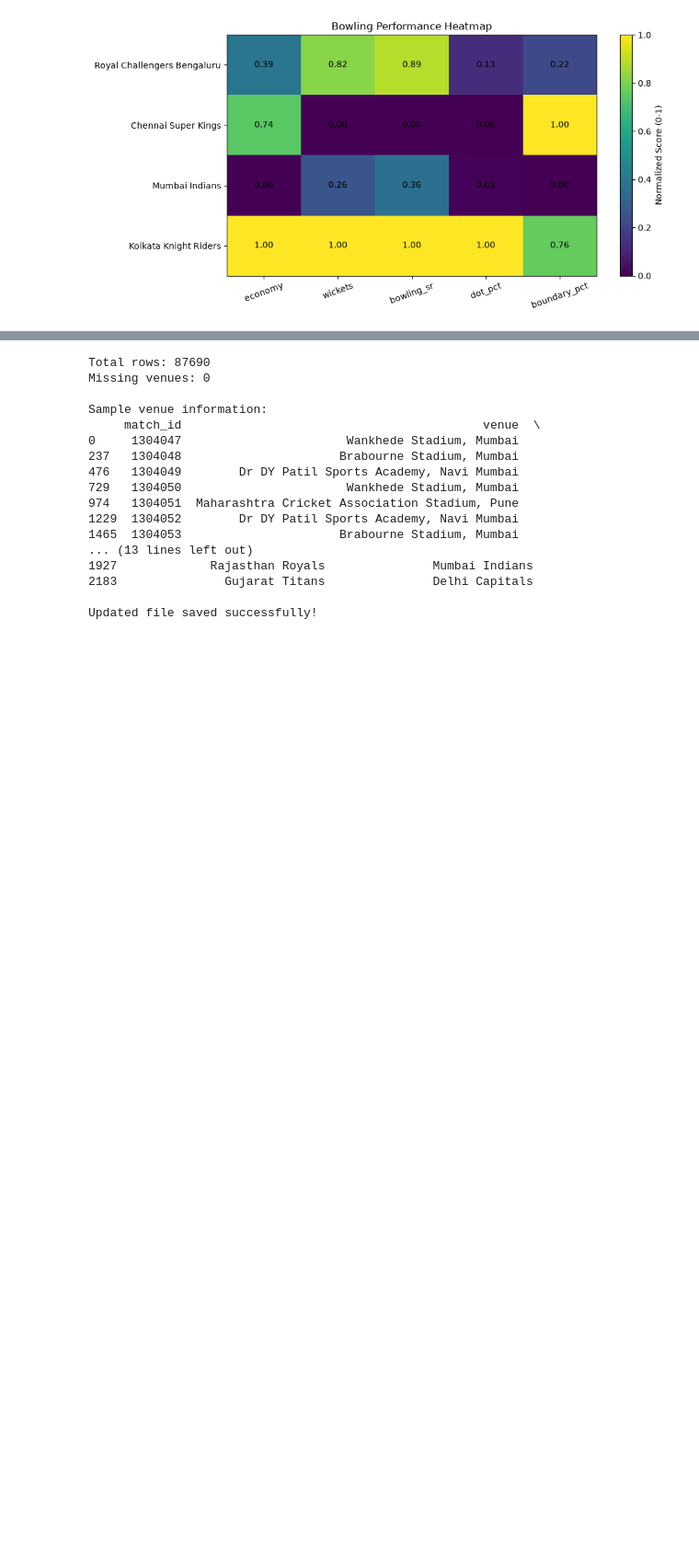
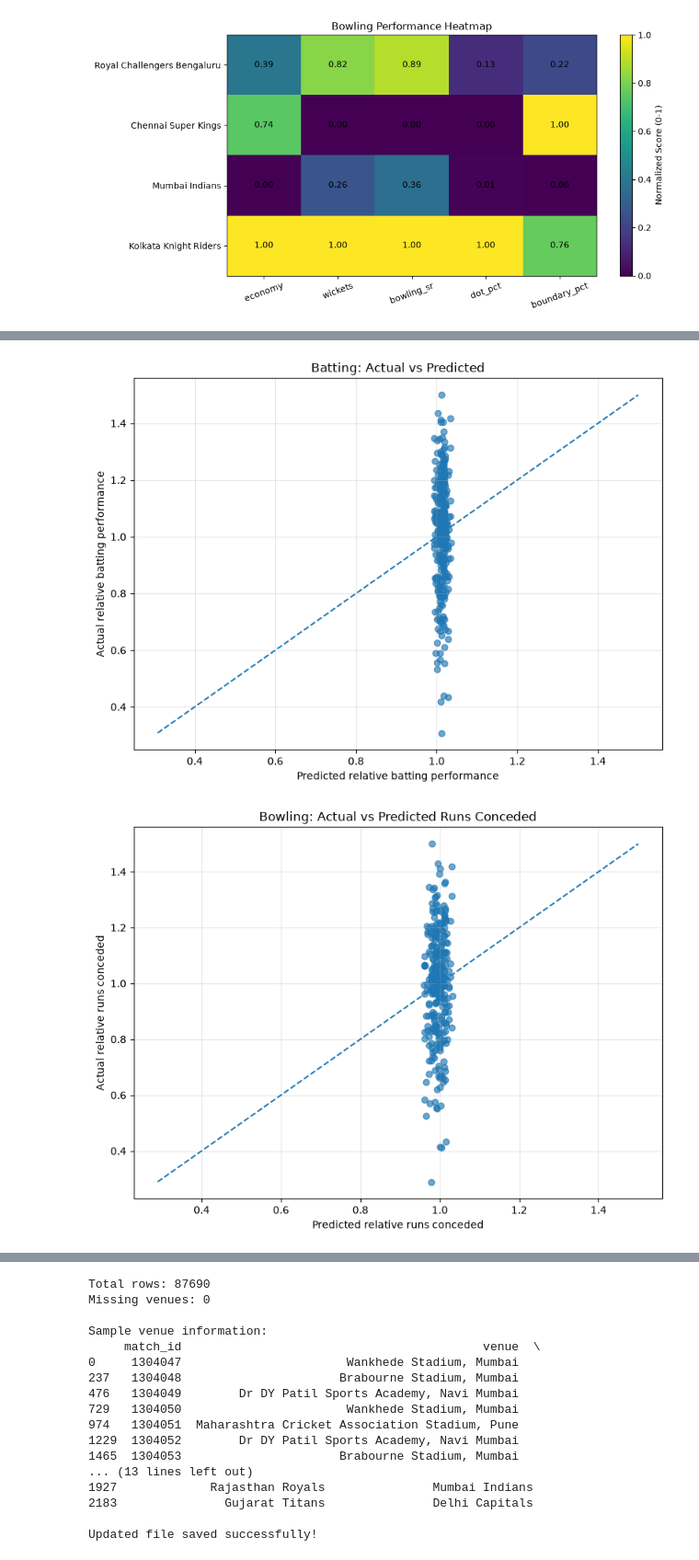
Before and after one commit to Chetandoescode7781/Statistical-Analysis-of-Home-Ground-Advantage-in-IPL, a Jupyter notebook: satyam/a.ipynb, the cells around one changed output, grey strips where cells are left out. Shown at 92% size. Saved outputs shown, nothing was run; the diff lists cells and outputs as text; code cells hidden in the pictures; blank space fills up the shorter version.

```diff
--- a/satyam/a.ipynb
+++ b/satyam/a.ipynb
@@ -851,0 +1593,65 @@ All files saved successfully!
+# %%
+# Batting: actual relative score vs fitted score
+plt.figure(figsize=(8, 6))
+plt.scatter(
+    batting_model_data["Predicted"],
+    batting_model_data["RelativeScore"],
+    alpha=0.65,
+)
+low = min(
+    batting_model_data["Predicted"].min(),
+    batting_model_data["RelativeScore"].min(),
+)
+high = max(
+    batting_model_data["Predicted"].max(),
+    batting_model_data["RelativeScore"].max(),
+)
+plt.plot([low, high], [low, high], linestyle="--")
+plt.xlabel("Predicted relative batting performance")
+plt.ylabel("Actual relative batting performance")
+plt.title("Batting: Actual vs Predicted")
+plt.grid(alpha=0.3)
+plt.tight_layout()
+plt.show()
+
+# Bowling: actual relative runs conceded vs fitted value
+plt.figure(figsize=(8, 6))
+plt.scatter(
+    bowling_model_data["Predicted"],
+    bowling_model_data["RelativeRunsConceded"],
+    alpha=0.65,
+)
+low = min(
+    bowling_model_data["Predicted"].min(),
+    bowling_model_data["RelativeRunsConceded"].min(),
+)
+high = max(
+    bowling_model_data["Predicted"].max(),
+    bowling_model_data["RelativeRunsConceded"].max(),
+)
+plt.plot([low, high], [low, high], linestyle="--")
+plt.xlabel("Predicted relative runs conceded")
+plt.ylabel("Actual relative runs conceded")
+plt.title("Bowling: Actual vs Predicted Runs Conceded")
+plt.grid(alpha=0.3)
+plt.tight_layout()
+plt.show()
+
+# Home coefficients
+home_effects = pd.Series({
+    "Batting home effect": batting_model.params["BattingHome"],
+    "Bowling home effect": bowling_model.params["BowlingHome"],
+})
+
+plt.figure(figsize=(8, 5))
+home_effects.plot(kind="bar")
+plt.axhline(0, linestyle="--")
+plt.ylabel("Regression coefficient")
+plt.title("Estimated Home-Ground Effects")
+plt.xticks(rotation=0)
+plt.grid(axis="y", alpha=0.3)
+plt.tight_layout()
+plt.show()
+# %% [output]
+[figure, added]
+[figure, added]
```
Also changed, not shown: parts of 10 cells of this notebook.
